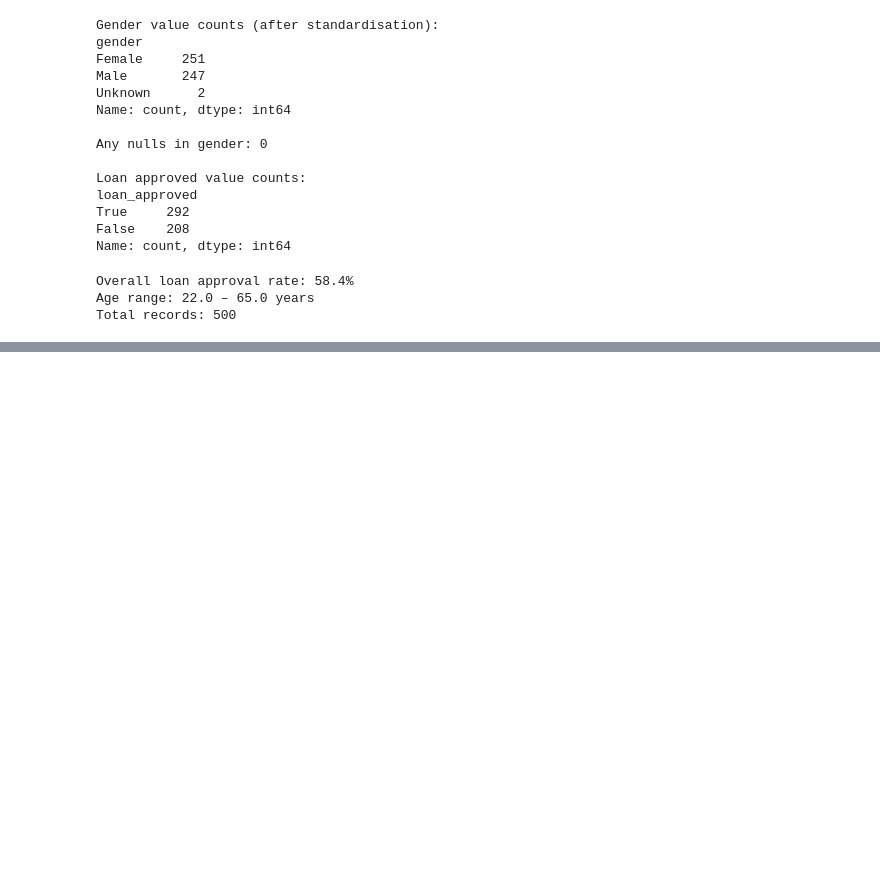
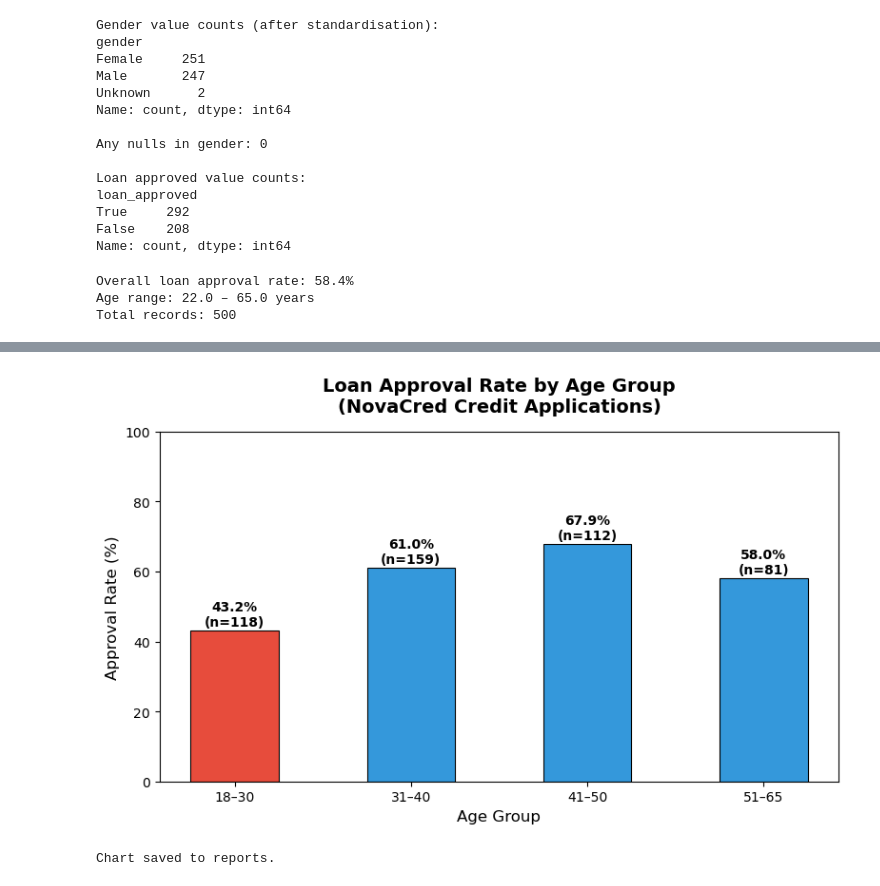
Before and after one commit to leobbaroni/Team13_DEGO_Repo, a Jupyter notebook: notebooks/02-bias-analysis.ipynb, the cells around one changed output, grey strips where cells are left out. Cells and saved outputs as stored; diff of their text form; code cells hidden in the pictures; blank space fills up the shorter version.

```diff
--- a/notebooks/02-bias-analysis.ipynb
+++ b/notebooks/02-bias-analysis.ipynb
@@ -66,0 +219,26 @@ Total records: 500
+# %%
+fig, ax = plt.subplots(figsize=(8, 5))
+
+colors = ['#E74C3C' if r < 0.8 * max_rate else '#3498DB'
+          for r in age_approval['approval_rate']]
+bars = ax.bar(age_approval.index, age_approval['approval_pct'],
+              color=colors, edgecolor='black', linewidth=0.8, width=0.5)
+
+for bar, (_, row) in zip(bars, age_approval.iterrows()):
+    ax.text(bar.get_x() + bar.get_width()/2, bar.get_height() + 0.5,
+            f"{row['approval_pct']:.1f}%\n(n={int(row['count'])})",
+            ha='center', va='bottom', fontsize=10, fontweight='bold')
+
+ax.set_title('Loan Approval Rate by Age Group\n(NovaCred Credit Applications)',
+             fontsize=14, fontweight='bold', pad=15)
+ax.set_xlabel('Age Group', fontsize=12)
+ax.set_ylabel('Approval Rate (%)', fontsize=12)
+ax.set_ylim(0, 100)
+
+plt.tight_layout()
+plt.savefig('../reports/age_approval_rate.png', dpi=150, bbox_inches='tight')
+plt.show()
+print("Chart saved to reports.")
+# %% [output]
+[figure, added]
+Chart saved to reports.
```
Also changed, not shown: parts of 11 cells of this notebook, 3 other files.
